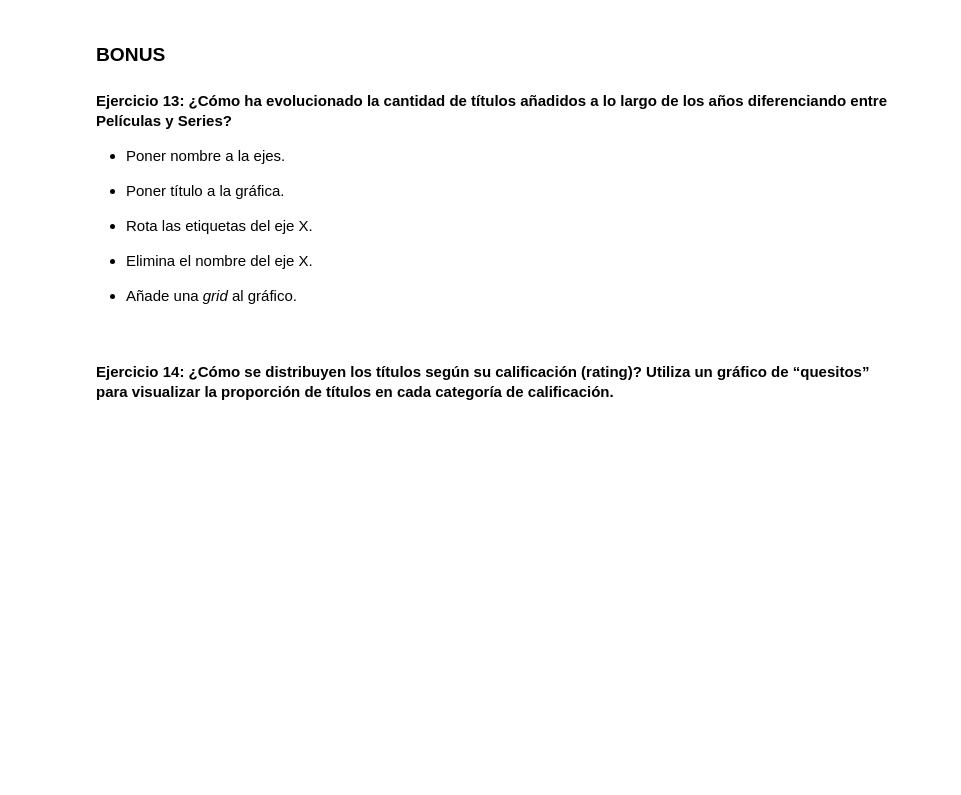
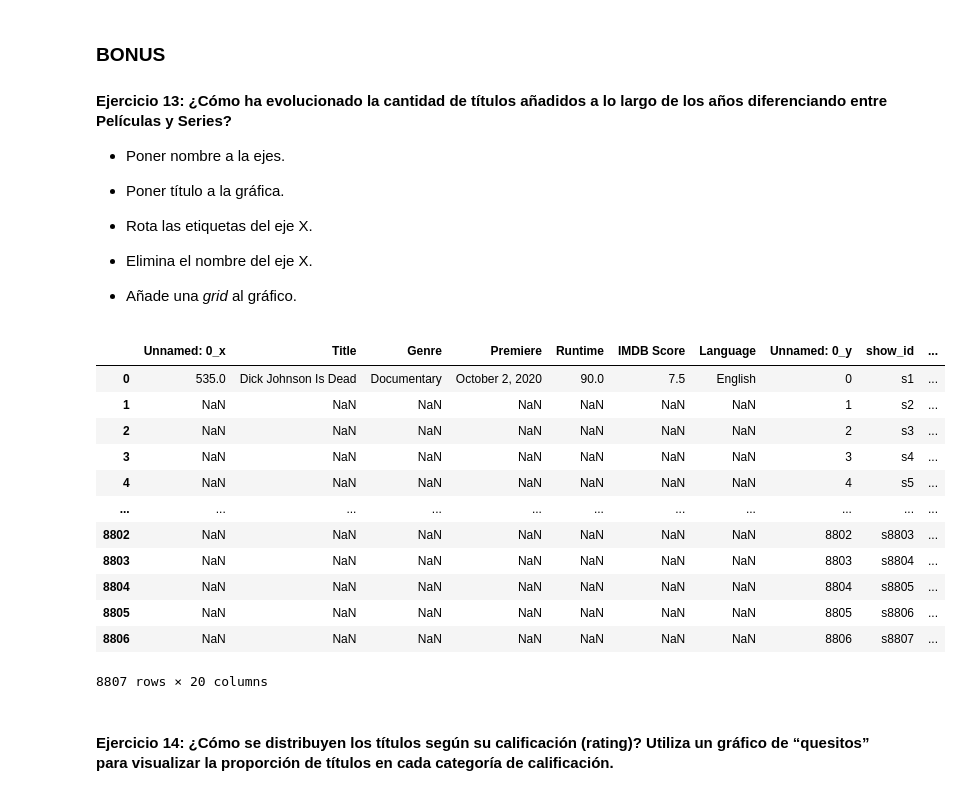
Before and after one commit to Cucks13/laboratorio-modulo2-leccion04-visualizacion, a Jupyter notebook: laboratorio-modulo2-leccion04-visualizacion.ipynb, the cells around one changed output. Drawn from its saved outputs; the diff is of its cells as text; code cells hidden in the pictures; blank space fills up the shorter version.

```diff
--- a/laboratorio-modulo2-leccion04-visualizacion.ipynb
+++ b/laboratorio-modulo2-leccion04-visualizacion.ipynb
@@ -258,6 +309,22 @@ Passing `palette` without assigning `hue` is deprecated and will be removed in v
 - Elimina el nombre del eje X.
 
 - Añade una *grid* al gráfico.
+# %%
+df_resultado_merge
+# %% [output]
+|  | Unnamed: 0_x | Title | Genre | Premiere | Runtime | IMDB Score | Language | Unnamed: 0_y | show_id | ... |
+| 0 | 535.0 | Dick Johnson Is Dead | Documentary | October 2, 2020 | 90.0 | 7.5 | English | 0 | s1 | ... |
+| 1 | NaN | NaN | NaN | NaN | NaN | NaN | NaN | 1 | s2 | ... |
+| 2 | NaN | NaN | NaN | NaN | NaN | NaN | NaN | 2 | s3 | ... |
+| 3 | NaN | NaN | NaN | NaN | NaN | NaN | NaN | 3 | s4 | ... |
+| 4 | NaN | NaN | NaN | NaN | NaN | NaN | NaN | 4 | s5 | ... |
+| ... | ... | ... | ... | ... | ... | ... | ... | ... | ... | ... |
+| 8802 | NaN | NaN | NaN | NaN | NaN | NaN | NaN | 8802 | s8803 | ... |
+| 8803 | NaN | NaN | NaN | NaN | NaN | NaN | NaN | 8803 | s8804 | ... |
+| 8804 | NaN | NaN | NaN | NaN | NaN | NaN | NaN | 8804 | s8805 | ... |
+| 8805 | NaN | NaN | NaN | NaN | NaN | NaN | NaN | 8805 | s8806 | ... |
+| 8806 | NaN | NaN | NaN | NaN | NaN | NaN | NaN | 8806 | s8807 | ... |
+8807 rows × 20 columns
 # %% [markdown]
 #### Ejercicio 14: ¿Cómo se distribuyen los títulos según su calificación (rating)? Utiliza un gráfico de “quesitos” para visualizar la proporción de títulos en cada categoría de calificación.
 # %% [markdown]
```
Also changed, not shown: parts of 4 cells of this notebook.
